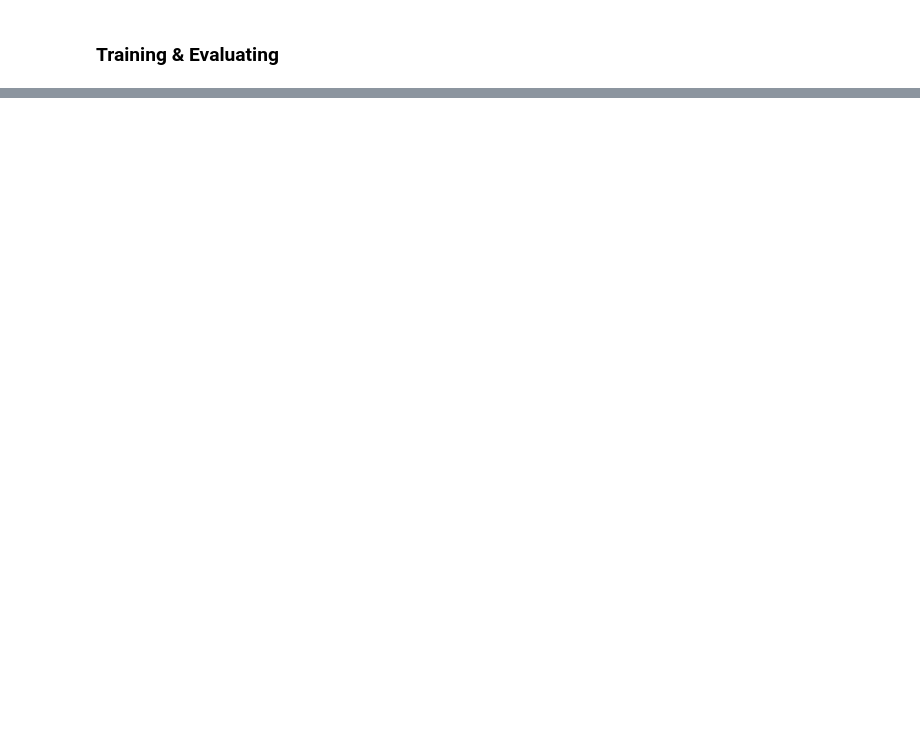
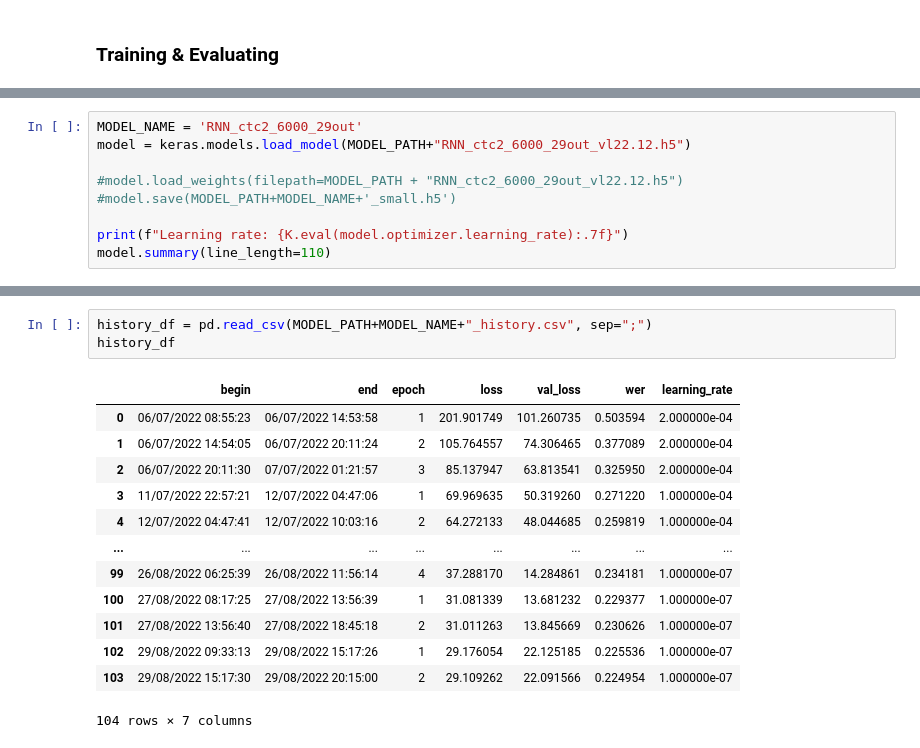
Before and after one commit to to-schi/ASR-Deepspeech2-Tensorflow, a Jupyter notebook: asr_rnn_training.ipynb, the cells around one changed output, grey strips where cells are left out. Drawn from its saved outputs; the diff is of its cells as text; blank space fills up the shorter version.

```diff
--- a/asr_rnn_training.ipynb
+++ b/asr_rnn_training.ipynb
@@ -685,0 +730,9 @@ and he grew very tired of saying the same thing over a hundred times
+# %%
+MODEL_NAME = 'RNN_ctc2_6000_29out'
+model = keras.models.load_model(MODEL_PATH+"RNN_ctc2_6000_29out_vl22.12.h5")
+
+#model.load_weights(filepath=MODEL_PATH + "RNN_ctc2_6000_29out_vl22.12.h5")
+#model.save(MODEL_PATH+MODEL_NAME+'_small.h5')
+
+print(f"Learning rate: {K.eval(model.optimizer.learning_rate):.7f}")
+model.summary(line_length=110)
@@ -685,0 +773,17 @@ and he grew very tired of saying the same thing over a hundred times
+# %%
+history_df = pd.read_csv(MODEL_PATH+MODEL_NAME+"_history.csv", sep=";")
+history_df
+# %% [output]
+|  | begin | end | epoch | loss | val_loss | wer | learning_rate |
+| 0 | 06/07/2022 08:55:23 | 06/07/2022 14:53:58 | 1 | 201.901749 | 101.260735 | 0.503594 | 2.000000e-04 |
+| 1 | 06/07/2022 14:54:05 | 06/07/2022 20:11:24 | 2 | 105.764557 | 74.306465 | 0.377089 | 2.000000e-04 |
+| 2 | 06/07/2022 20:11:30 | 07/07/2022 01:21:57 | 3 | 85.137947 | 63.813541 | 0.325950 | 2.000000e-04 |
+| 3 | 11/07/2022 22:57:21 | 12/07/2022 04:47:06 | 1 | 69.969635 | 50.319260 | 0.271220 | 1.000000e-04 |
+| 4 | 12/07/2022 04:47:41 | 12/07/2022 10:03:16 | 2 | 64.272133 | 48.044685 | 0.259819 | 1.000000e-04 |
+| ... | ... | ... | ... | ... | ... | ... | ... |
+| 99 | 26/08/2022 06:25:39 | 26/08/2022 11:56:14 | 4 | 37.288170 | 14.284861 | 0.234181 | 1.000000e-07 |
+| 100 | 27/08/2022 08:17:25 | 27/08/2022 13:56:39 | 1 | 31.081339 | 13.681232 | 0.229377 | 1.000000e-07 |
+| 101 | 27/08/2022 13:56:40 | 27/08/2022 18:45:18 | 2 | 31.011263 | 13.845669 | 0.230626 | 1.000000e-07 |
+| 102 | 29/08/2022 09:33:13 | 29/08/2022 15:17:26 | 1 | 29.176054 | 22.125185 | 0.225536 | 1.000000e-07 |
+| 103 | 29/08/2022 15:17:30 | 29/08/2022 20:15:00 | 2 | 29.109262 | 22.091566 | 0.224954 | 1.000000e-07 |
+104 rows × 7 columns
```
Also changed, not shown: parts of 107 cells of this notebook, 3 other files.
